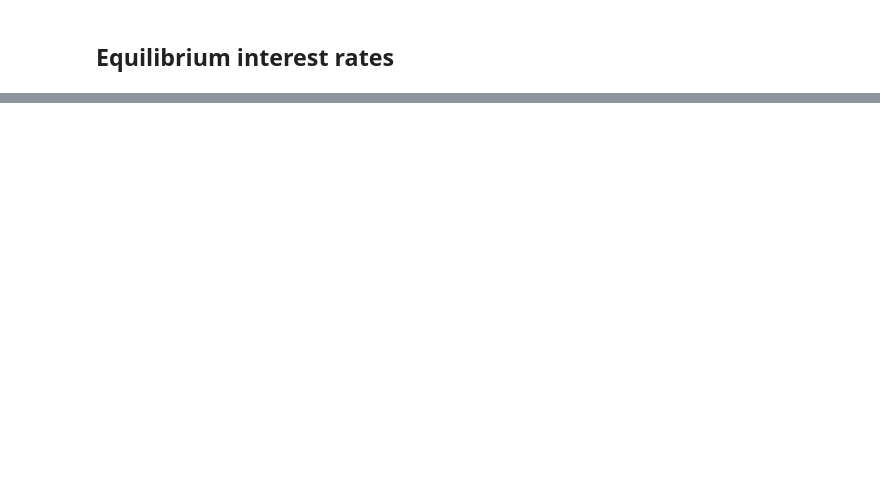
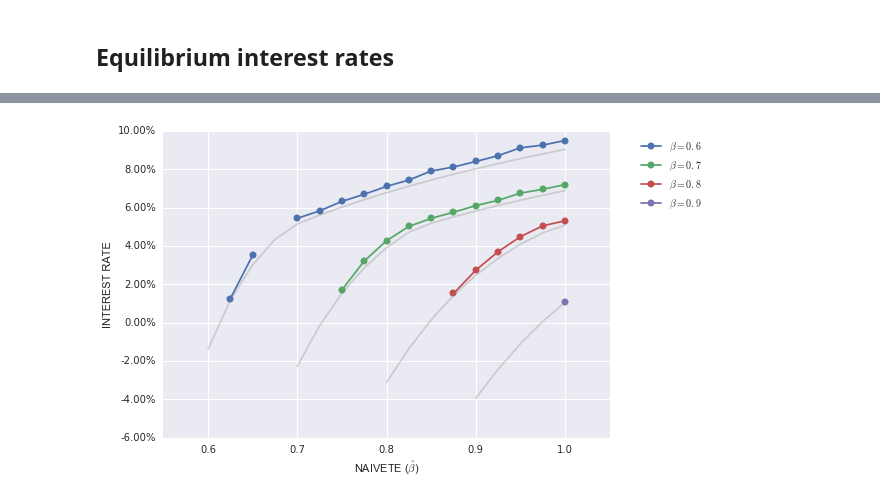
Before and after one commit to stanmart/ma-thesis-ceu, a Jupyter notebook: huggett/huggett_nb_prof.ipynb, the cells around one changed output, grey strips where cells are left out. Saved outputs shown, nothing was run; the diff lists cells and outputs as text; code cells hidden in the pictures; blank space fills up the shorter version.

```diff
--- a/huggett/huggett_nb_prof.ipynb
+++ b/huggett/huggett_nb_prof.ipynb
@@ -111,0 +123,44 @@ plt.show()
+# %%
+def paramfilter(par):
+    return EQDF[np.logical_and(EQDF['beta'] == par['beta'],
+                               EQDF['betahat'] == par['betahat'])
+               ].r.iloc[0] > 0.01
+
+PARAMS2 = [list(filter(paramfilter, paramset)) for  paramset in PARAMS]
+PARAMS2 = [p for p in PARAMS2 if p != []]
+# %%
+EQRLS = []
+
+for i in range(len(PARAMS2)):
+    with ProcessPoolExecutor(max_workers=8) as executor:
+        RS = []
+        for (p, rl) in zip(PARAMS2[i], executor.map(paramfun2, PARAMS2[i])):
+            RS.append((p['beta'], p['betahat'], rl[0]))
+    executor.shutdown()
+    EQRLS.append(pd.DataFrame(RS, columns=['beta', 'betahat', 'rl']))
+
+EQDF_L = pd.concat(EQRLS)
+EQDF_L.columns = ['beta', 'betahat', 'rl']
+# %%
+figrl, axrl = plt.subplots(1,1)
+for df in EQRLS:
+    df.plot(x='betahat', y='rl', ax=axrl, marker='o')
+for df in EQRS:
+    df.plot(x='betahat', y='r', ax=axrl, alpha=0.3, color='grey')
+
+axrl.legend(['$\\beta = 0.6$',
+            '$\\beta = 0.7$',
+            '$\\beta = 0.8$',
+            '$\\beta = 0.9$',
+            '$\\beta = 1$'][0:len(PARAMS2)],
+           bbox_to_anchor=(1.05, 1),
+           loc=2
+           )
+axrl.set_xlabel('NAIVETE ($\\hat\\beta$)')
+axrl.set_ylabel('INTEREST RATE')
+axrl.set_xlim([0.55, 1.05])
+vals = axrl.get_yticks()
+axrl.set_yticklabels(['{:3.2f}%'.format(x*100) for x in vals])
+plt.show()
+# %% [output]
+[figure, added]
```
Also changed, not shown: parts of 5 cells of this notebook, 2 other files.
